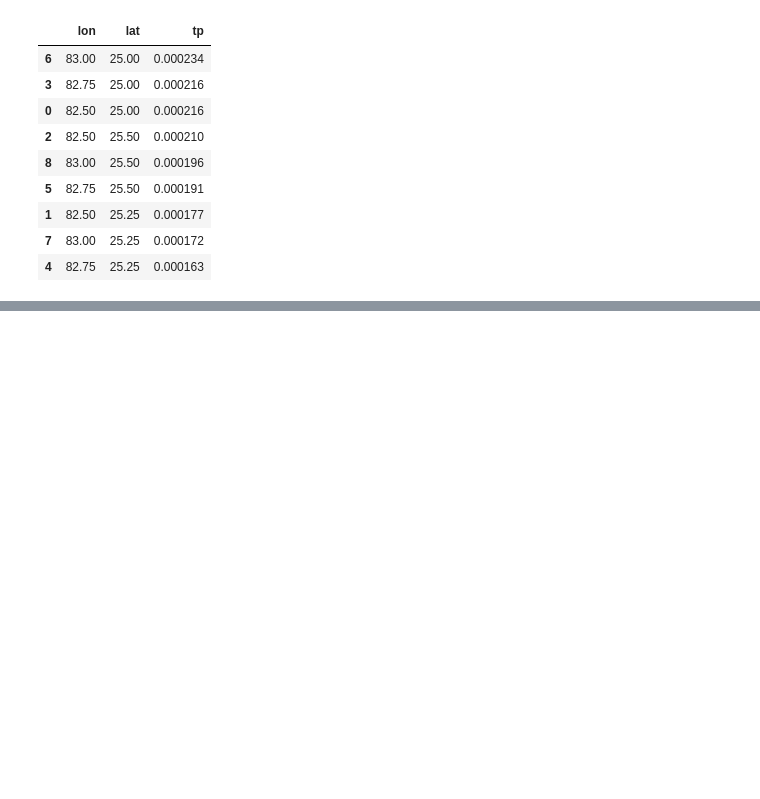
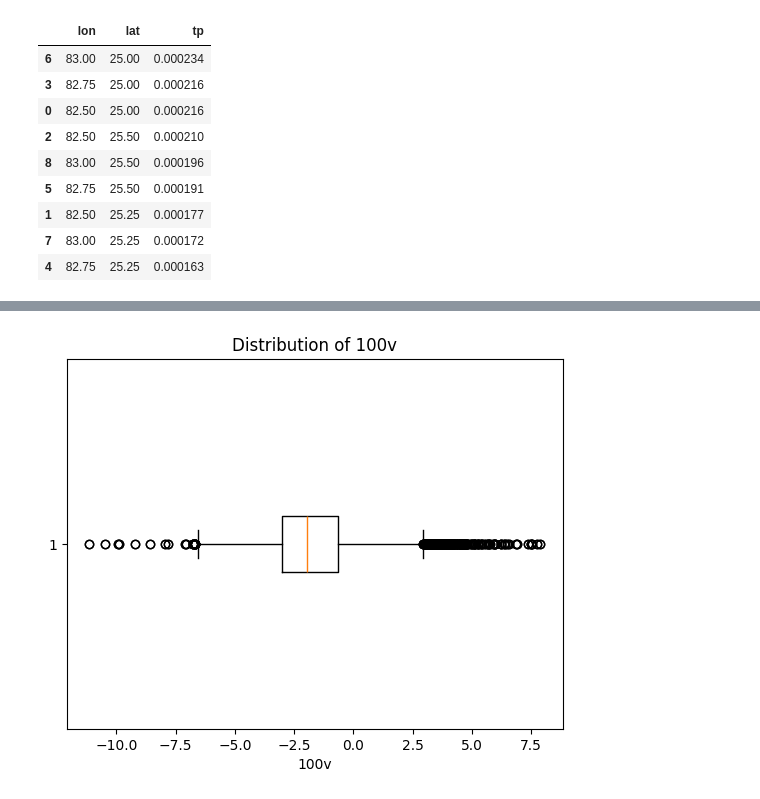
Before and after one commit to sksamimali2000/sam, a Jupyter notebook: original_copy_of_rainFall_prediction_for_JUNE.ipynb, the cells around one changed output, grey strips where cells are left out. Drawn from its saved outputs; the diff is of its cells as text; code cells hidden in the pictures; blank space fills up the shorter version.

```diff
--- a/original_copy_of_rainFall_prediction_for_JUNE.ipynb
+++ b/original_copy_of_rainFall_prediction_for_JUNE.ipynb
@@ -280,0 +324,6 @@ print(X_test.shape)
+# %%
+plt.boxplot(data["100v"], vert = False)
+plt.xlabel("100v")
+plt.title("Distribution of 100v");
+# %% [output]
+[figure, added]
```
Also changed, not shown: parts of 41 cells of this notebook.
